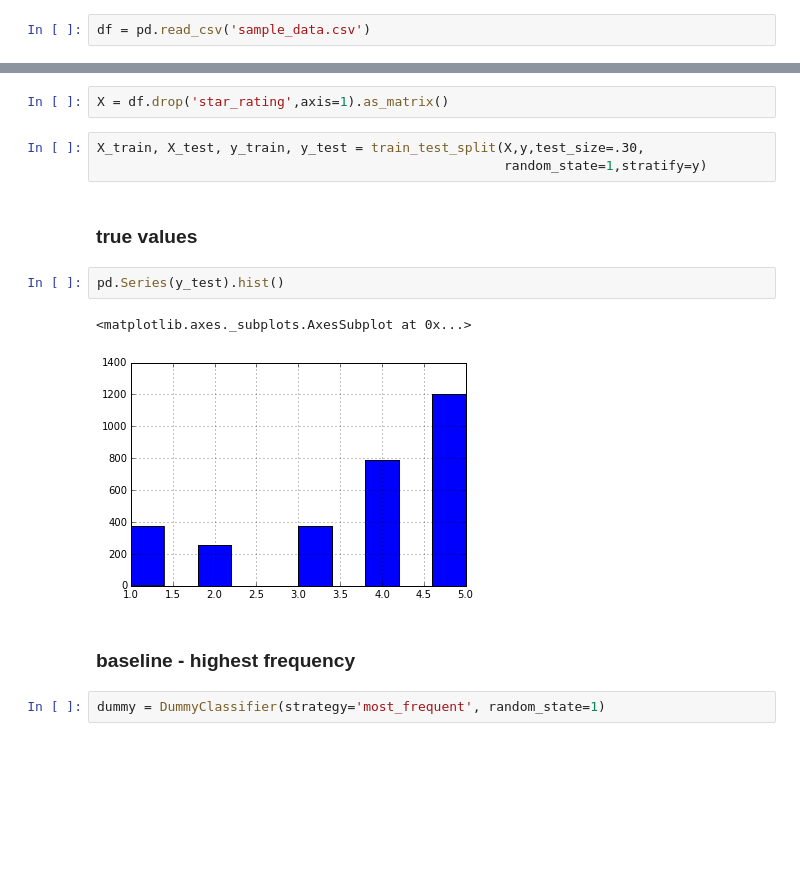
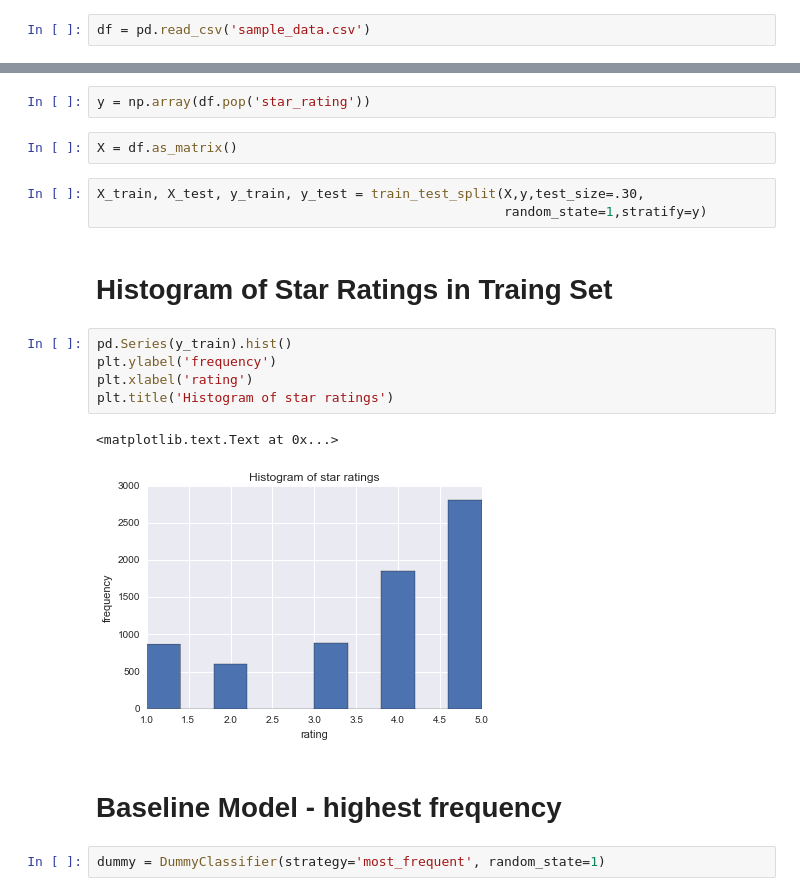
Before and after one commit to jstnstwrt/yelp-data-challenge, a Jupyter notebook: model_selection.ipynb, the cells around one changed output, grey strips where cells are left out. Saved outputs shown, nothing was run; the diff lists cells and outputs as text; blank space fills up the shorter version.

```diff
--- a/model_selection.ipynb
+++ b/model_selection.ipynb
@@ -26,19 +28,24 @@ df = pd.read_csv('sample_data.csv')
 
 Need to split the dataset into train and test, then use cross val to traing the classifier.
+# %%
+y = np.array(df.pop('star_rating'))
 # %%
-X = df.drop('star_rating',axis=1).as_matrix()
+X = df.as_matrix()
 # %%
 X_train, X_test, y_train, y_test = train_test_split(X,y,test_size=.30,
                                                     random_state=1,stratify=y)
-# %% [markdown]
-### true values
-# %%
-pd.Series(y_test).hist()
-# %% [output]
-<matplotlib.axes._subplots.AxesSubplot at 0x...>
-[figure, removed]
+# %% [markdown]
+# Histogram of Star Ratings in Traing Set
+# %%
+pd.Series(y_train).hist()
+plt.ylabel('frequency')
+plt.xlabel('rating')
+plt.title('Histogram of star ratings')
+# %% [output]
+<matplotlib.text.Text at 0x...>
+[figure, added]
 # %% [markdown]
-### baseline - highest frequency
+# Baseline Model - highest frequency
 # %%
 dummy = DummyClassifier(strategy='most_frequent', random_state=1)
 # %%
```
Also changed, not shown: parts of 20 cells of this notebook.
